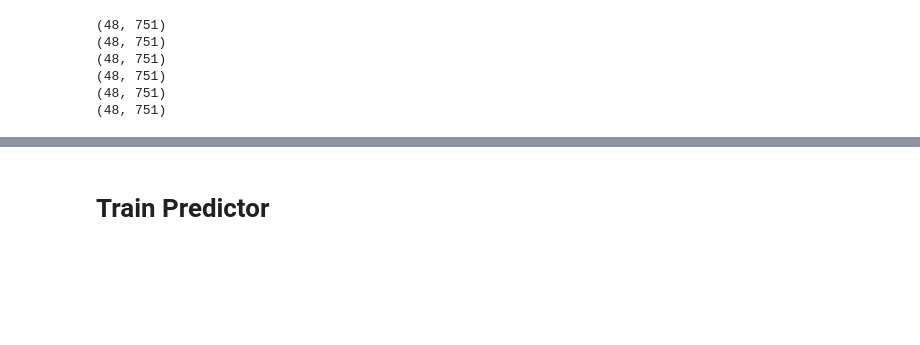
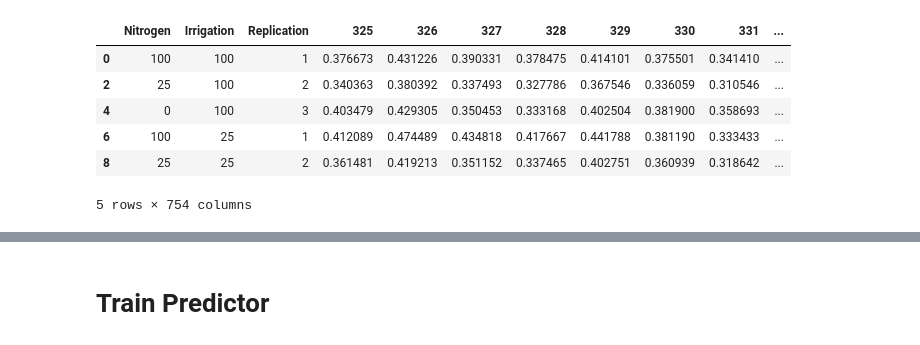
Before and after one commit to cheripai/thesis, a Jupyter notebook: notebooks/Lettuce_Spectra_Analysis.ipynb, the cells around one changed output, grey strips where cells are left out. Saved outputs shown, nothing was run; the diff lists cells and outputs as text; code cells hidden in the pictures; blank space fills up the shorter version.

```diff
--- a/notebooks/Lettuce_Spectra_Analysis.ipynb
+++ b/notebooks/Lettuce_Spectra_Analysis.ipynb
@@ -46,14 +62,10 @@ spectra_11_22 = np.delete(preprocess_spectra(pd.read_csv("../data/Unprocessed/20
-# %%
-print(spectra_10_20.shape)
-print(spectra_10_27.shape)
-print(spectra_11_03.shape)
-print(spectra_11_10.shape)
-print(spectra_11_17.shape)
-print(spectra_11_22.shape)
-# %% [output]
-(48, 751)
-(48, 751)
-(48, 751)
-(48, 751)
-(48, 751)
-(48, 751)
+# %%
+spectra_10_20.head()
+# %% [output]
+|  | Nitrogen | Irrigation | Replication | 325 | 326 | 327 | 328 | 329 | 330 | 331 | ... |
+| 0 | 100 | 100 | 1 | 0.376673 | 0.431226 | 0.390331 | 0.378475 | 0.414101 | 0.375501 | 0.341410 | ... |
+| 2 | 25 | 100 | 2 | 0.340363 | 0.380392 | 0.337493 | 0.327786 | 0.367546 | 0.336059 | 0.310546 | ... |
+| 4 | 0 | 100 | 3 | 0.403479 | 0.429305 | 0.350453 | 0.333168 | 0.402504 | 0.381900 | 0.358693 | ... |
+| 6 | 100 | 25 | 1 | 0.412089 | 0.474489 | 0.434818 | 0.417667 | 0.441788 | 0.381190 | 0.333433 | ... |
+| 8 | 25 | 25 | 2 | 0.361481 | 0.419213 | 0.351152 | 0.337465 | 0.402751 | 0.360939 | 0.318642 | ... |
+5 rows × 754 columns
```
Also changed, not shown: parts of 24 cells of this notebook.
